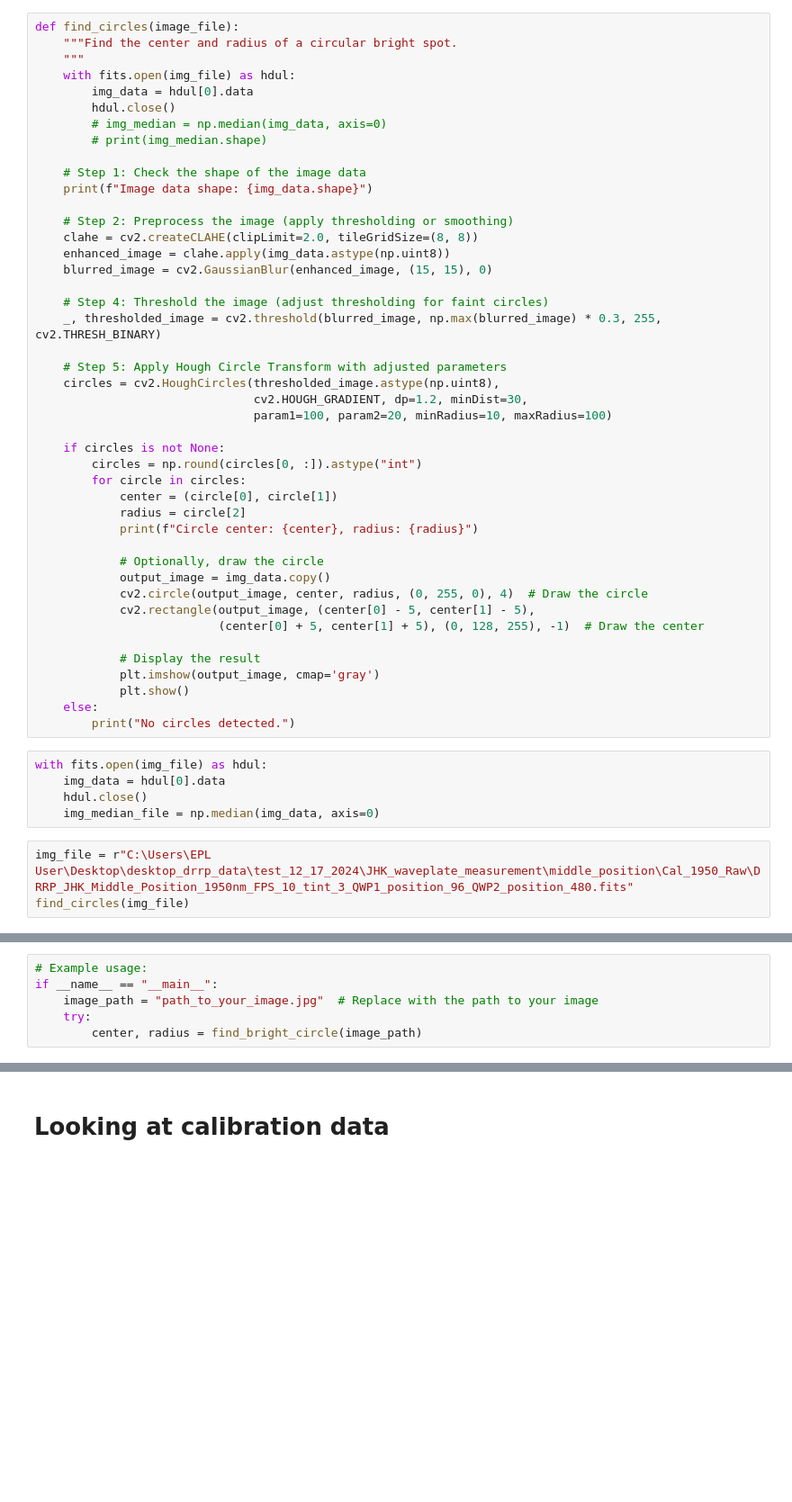
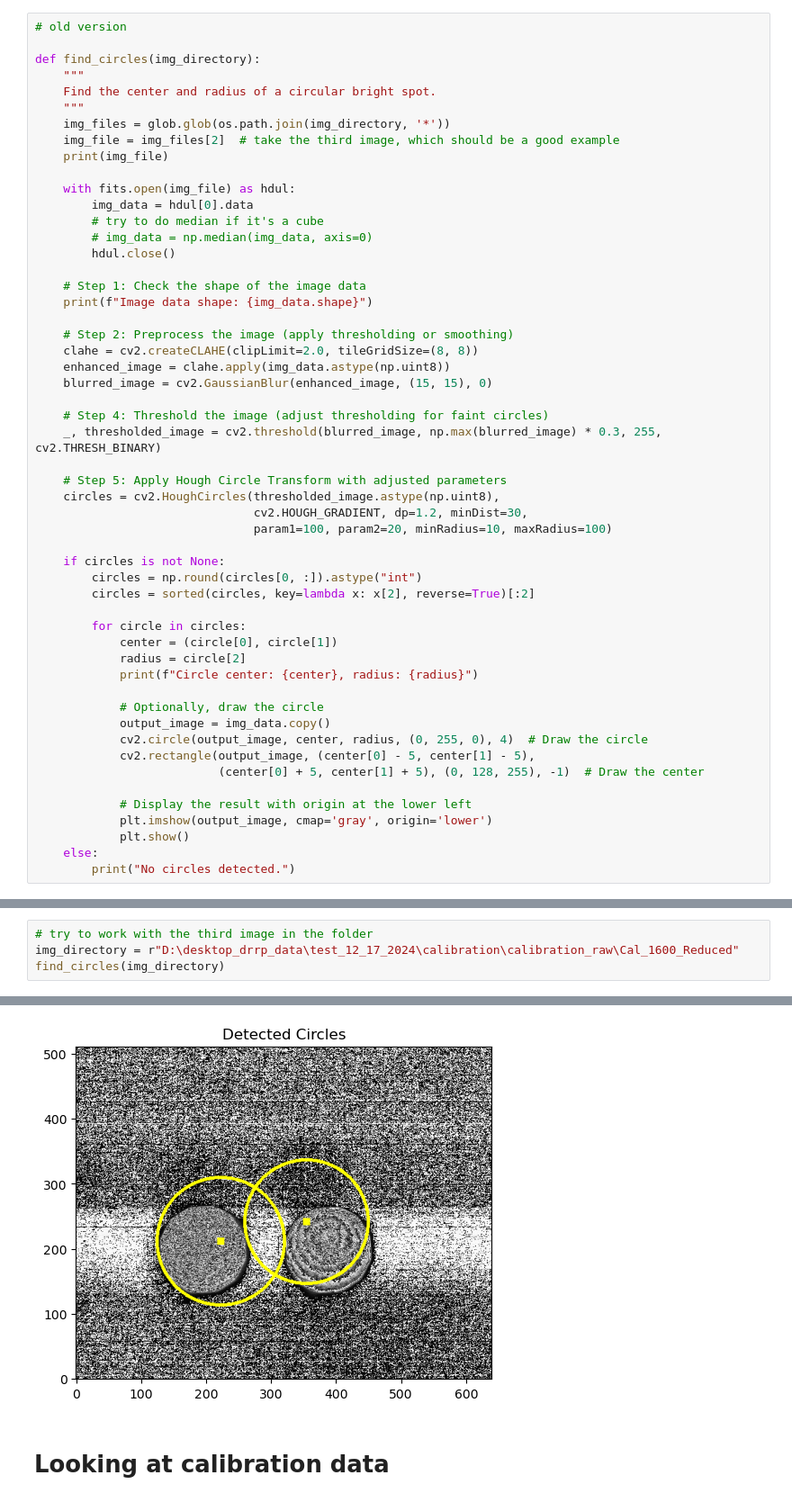
Before and after one commit to wcmelby/wcmelby-HWP_Characterizations, a Jupyter notebook: SuperK_Select_Data/JHK_Plate/JHK_SuperK_Analysis.ipynb, the cells around one changed output, grey strips where cells are left out. Shown at 90% size. Saved outputs shown, nothing was run; the diff lists cells and outputs as text; blank space fills up the shorter version.

```diff
--- a/SuperK_Select_Data/JHK_Plate/JHK_SuperK_Analysis.ipynb
+++ b/SuperK_Select_Data/JHK_Plate/JHK_SuperK_Analysis.ipynb
@@ -95,12 +134,19 @@ IndexError: tuple index out of range
 # %%
-def find_circles(image_file):
-    """Find the center and radius of a circular bright spot.
+# old version
+
+def find_circles(img_directory):
     """
+    Find the center and radius of a circular bright spot.
+    """
+    img_files = glob.glob(os.path.join(img_directory, '*'))
+    img_file = img_files[2]  # take the third image, which should be a good example
+    print(img_file)
+
     with fits.open(img_file) as hdul:
         img_data = hdul[0].data
+        # try to do median if it's a cube
+        # img_data = np.median(img_data, axis=0)
         hdul.close()
-        # img_median = np.median(img_data, axis=0)
-        # print(img_median.shape)
 
     # Step 1: Check the shape of the image data
     print(f"Image data shape: {img_data.shape}")
@@ -120,6 +166,8 @@ def find_circles(image_file):
 
     if circles is not None:
         circles = np.round(circles[0, :]).astype("int")
+        circles = sorted(circles, key=lambda x: x[2], reverse=True)[:2]
+
         for circle in circles:
             center = (circle[0], circle[1])
             radius = circle[2]
@@ -131,16 +179,8 @@ def find_circles(image_file):
             cv2.rectangle(output_image, (center[0] - 5, center[1] - 5),
                           (center[0] + 5, center[1] + 5), (0, 128, 255), -1)  # Draw the center
 
-            # Display the result
-            plt.imshow(output_image, cmap='gray')
+            # Display the result with origin at the lower left
+            plt.imshow(output_image, cmap='gray', origin='lower')
             plt.show()
     else:
         print("No circles detected.")
-# %%
-with fits.open(img_file) as hdul:
-    img_data = hdul[0].data
-    hdul.close()
-    img_median_file = np.median(img_data, axis=0)
-# %%
-img_file = r"C:\Users\EPL User\Desktop\desktop_drrp_data\test_12_17_2024\JHK_waveplate_measurement\middle_position\Cal_1950_Raw\DRRP_JHK_Middle_Position_1950nm_FPS_10_tint_3_QWP1_position_96_QWP2_position_480.fits"
-find_circles(img_file)
@@ -190,6 +186,0 @@ def find_bright_circle(image_path):
-# %%
-# Example usage:
-if __name__ == "__main__":
-    image_path = "path_to_your_image.jpg"  # Replace with the path to your image
-    try:
-        center, radius = find_bright_circle(image_path)
@@ -195,0 +312,5 @@ if __name__ == "__main__":
+# %%
+# try to work with the third image in the folder
+img_directory = r"D:\desktop_drrp_data\test_12_17_2024\calibration\calibration_raw\Cal_1600_Reduced"
+find_circles(img_directory)
+# %% [output]
@@ -196,3 +321,4 @@ if __name__ == "__main__":
+[figure, added]
 # %% [markdown]
 # Looking at calibration data
 # %%
```
Also changed, not shown: parts of 27 cells of this notebook, 1 other file.
